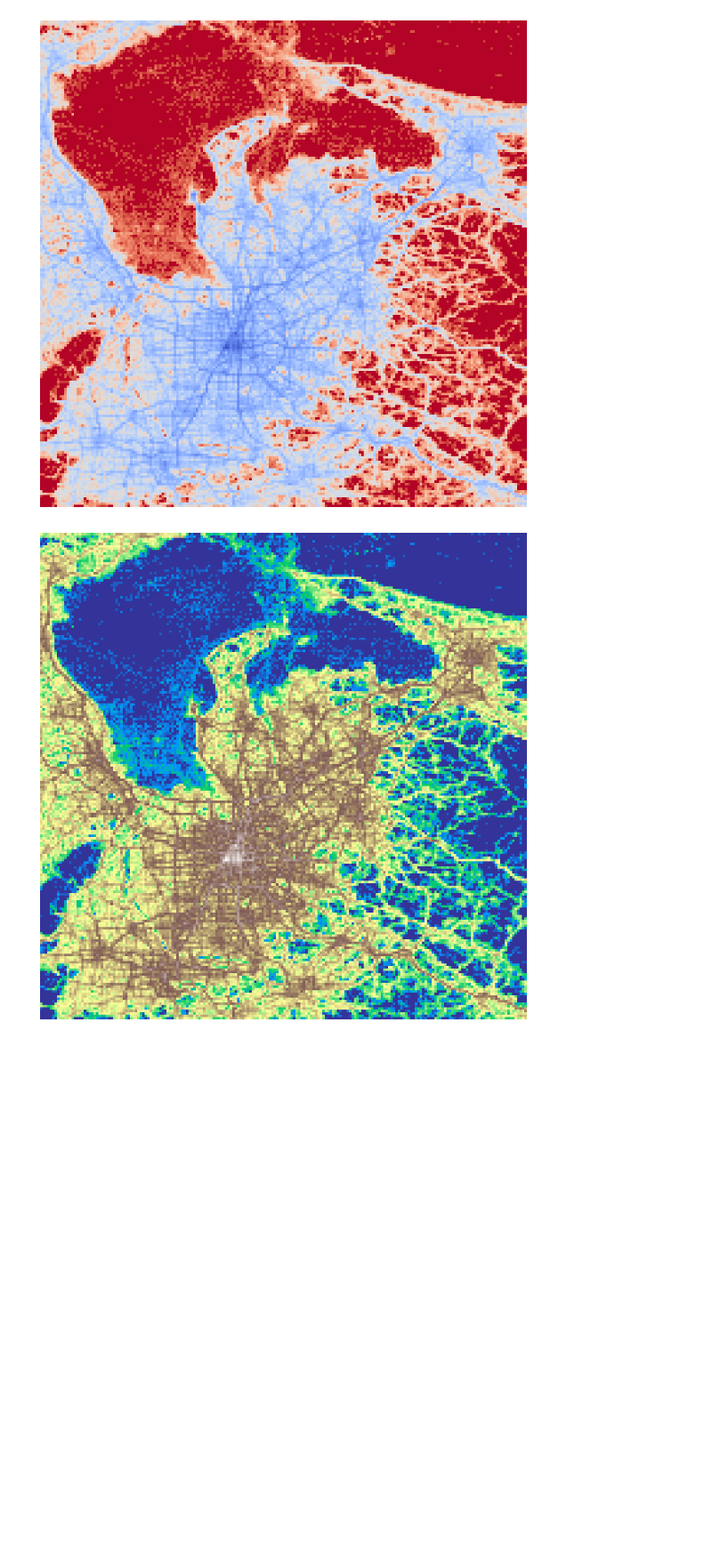
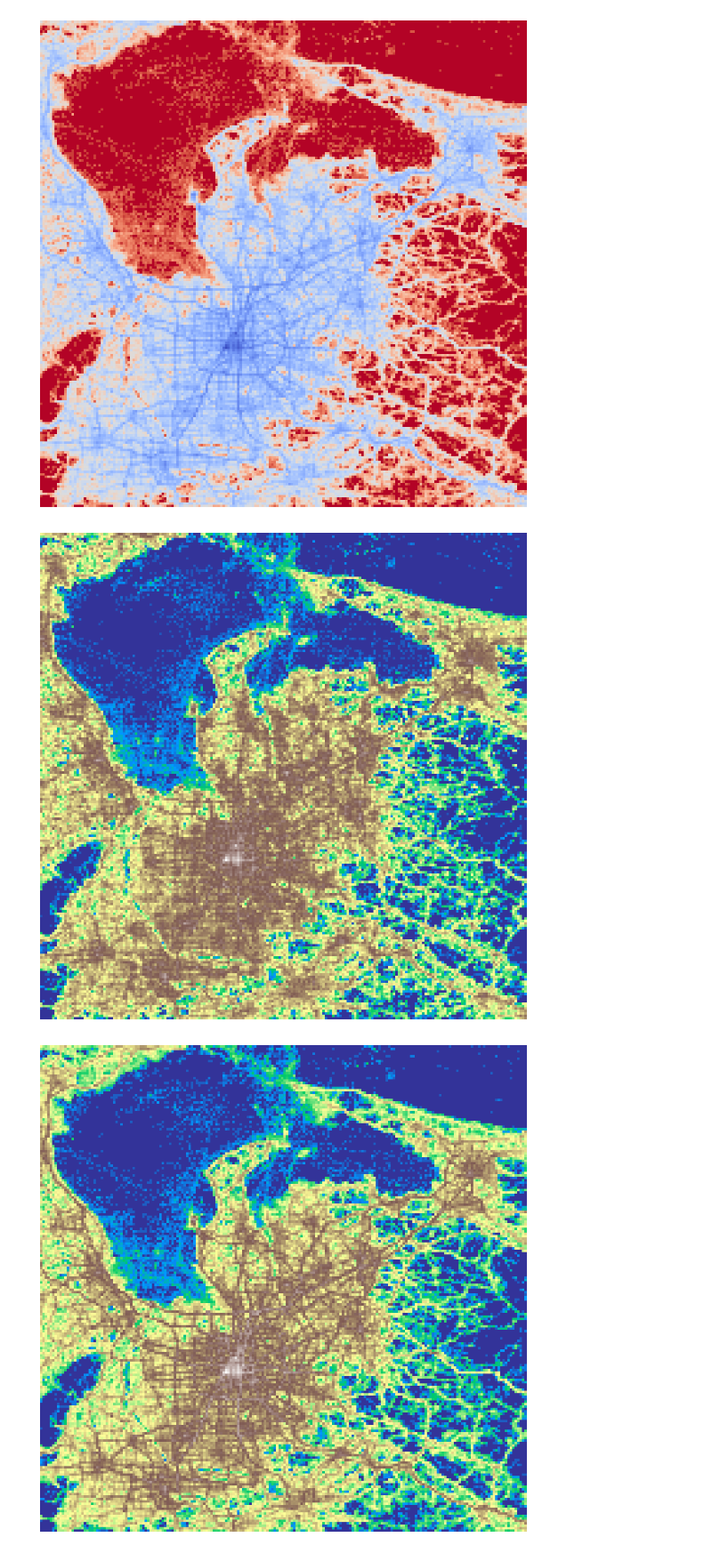
Before and after one commit to pintergreg/reverse-engineering-YJMob100K-grid, a Jupyter notebook: src/plot_heatmaps.ipynb, the cells around one changed output. Shown at 89% size. Saved outputs shown, nothing was run; the diff lists cells and outputs as text; code cells hidden in the pictures; blank space fills up the shorter version.

```diff
--- a/src/plot_heatmaps.ipynb
+++ b/src/plot_heatmaps.ipynb
@@ -69,6 +69,13 @@ f_uh, a_uh = plot_heatmap(user_raster)
 f_uh.savefig("../figures/user_heatmap.png", dpi=300, metadata=config["metadata"])
 # %% [output]
 [figure]
+# %%
+f_ah2, a_ah2 = plot_heatmap(activity_raster, cmap="terrain")
+f_ah2.savefig(
+    "../figures/activity_heatmap_terrain.png", dpi=300, metadata=config["metadata"]
+)
+# %% [output]
+[figure, added]
 # %%
 f_uh2, a_uh2 = plot_heatmap(user_raster, cmap="terrain")
 f_uh2.savefig(
```
Also changed, not shown: parts of 2 cells of this notebook, 3 other files.
